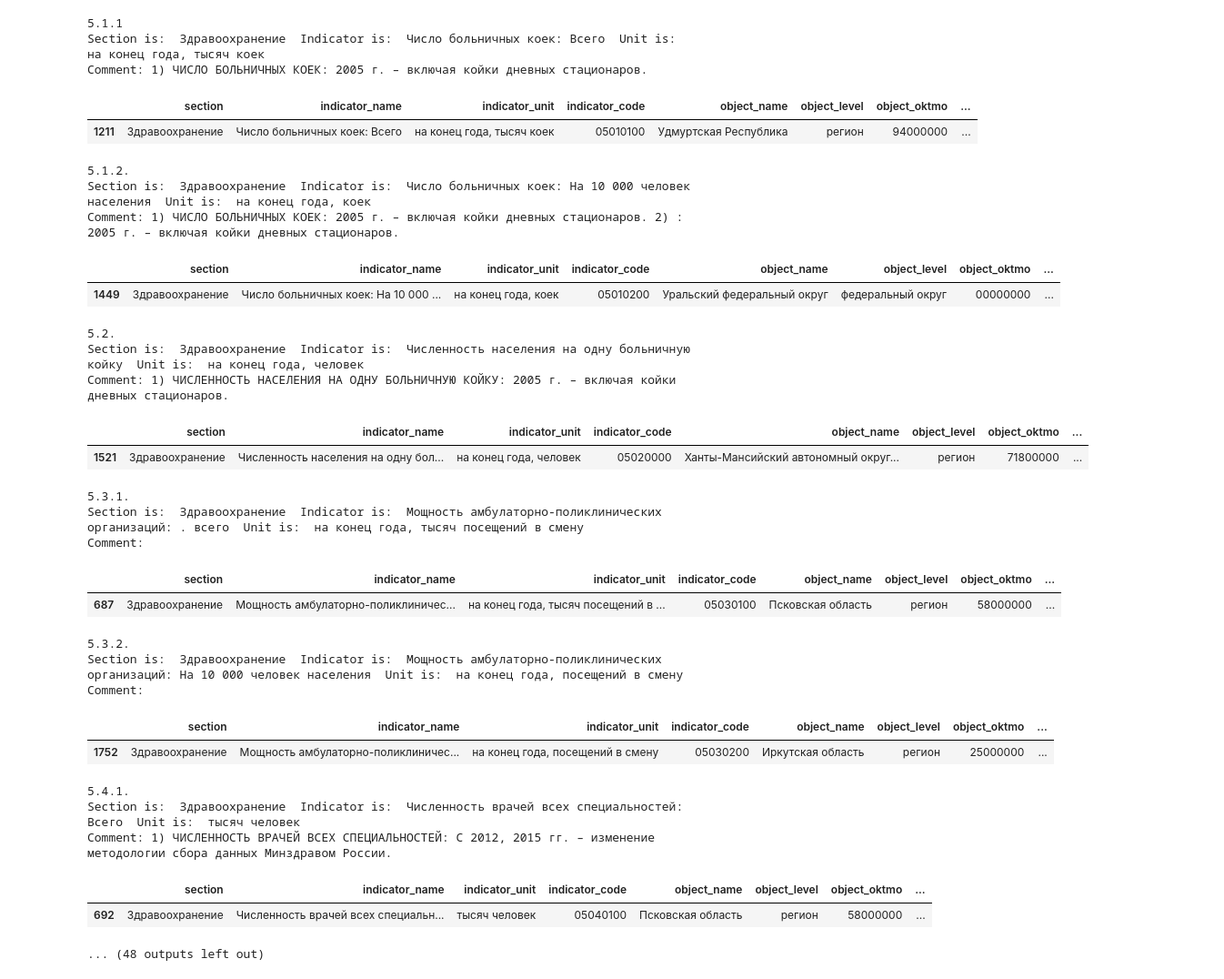
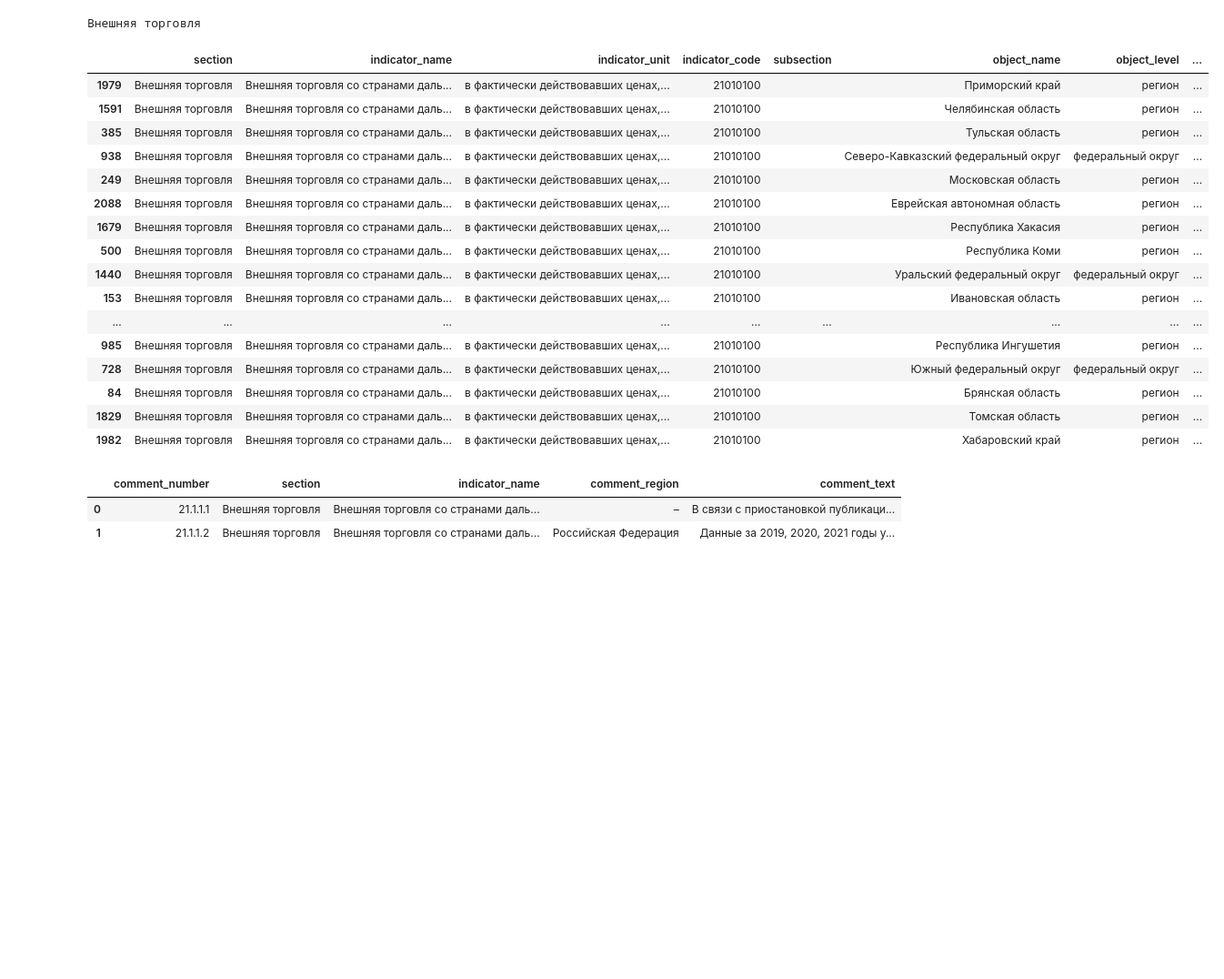
Before and after one commit to heavenorlasvegas/regions_parser, a Jupyter notebook: notebooks/AL_Parsing.ipynb, the cells around one changed output. Shown at 91% size. Saved outputs shown, nothing was run; the diff lists cells and outputs as text; code cells hidden in the pictures; blank space fills up the shorter version.

Commit message:
Notebook updated, comments now stored in a separate file

```diff
--- a/notebooks/AL_Parsing.ipynb
+++ b/notebooks/AL_Parsing.ipynb
@@ -16,40 +21,38 @@ sect_5 = Section(source = 'Раздел 5 - Здравоохранение.xlsx'
-# %%
-for sh in sect_5.sheet_names():
-
-    print(sh)
-    df = pd.DataFrame(sect_5.process_sheet(sh))
-    print("Comment: "+ df.loc[2, 'comment'])
-    display(df.sample(1))
-# %% [output]
-5.1.1
-Section is:  Здравоохранение  Indicator is:  Число больничных коек: Всего  Unit is:  на конец года, тысяч коек
-Comment: 1) ЧИСЛО БОЛЬНИЧНЫХ КОЕК: 2005 г. – включая койки дневных стационаров.
-|  | section | indicator_name | indicator_unit | indicator_code | object_name | object_level | object_oktmo | ... |
-| 1211 | Здравоохранение | Число больничных коек: Всего | на конец года, тысяч коек | 05010100 | Удмуртская Республика | регион | 94000000 | ... |
-5.1.2.
-Section is:  Здравоохранение  Indicator is:  Число больничных коек: На 10 000 человек населения  Unit is:  на конец года, коек
-Comment: 1) ЧИСЛО БОЛЬНИЧНЫХ КОЕК: 2005 г. – включая койки дневных стационаров. 2) : 2005 г. – включая койки дневных стационаров.
-|  | section | indicator_name | indicator_unit | indicator_code | object_name | object_level | object_oktmo | ... |
-| 1449 | Здравоохранение | Число больничных коек: На 10 000 ... | на конец года, коек | 05010200 | Уральский федеральный округ | федеральный округ | 00000000 | ... |
-5.2.
-Section is:  Здравоохранение  Indicator is:  Численность населения на одну больничную койку  Unit is:  на конец года, человек
-Comment: 1) ЧИСЛЕННОСТЬ НАСЕЛЕНИЯ НА ОДНУ БОЛЬНИЧНУЮ КОЙКУ: 2005 г. – включая койки дневных стационаров.
-|  | section | indicator_name | indicator_unit | indicator_code | object_name | object_level | object_oktmo | ... |
-| 1521 | Здравоохранение | Численность населения на одну бол... | на конец года, человек | 05020000 | Ханты-Мансийский автономный округ... | регион | 71800000 | ... |
-5.3.1.
-Section is:  Здравоохранение  Indicator is:  Мощность амбулаторно-поликлинических организаций: . всего  Unit is:  на конец года, тысяч посещений в смену
-Comment:
-|  | section | indicator_name | indicator_unit | indicator_code | object_name | object_level | object_oktmo | ... |
-| 687 | Здравоохранение | Мощность амбулаторно-поликлиничес... | на конец года, тысяч посещений в ... | 05030100 | Псковская область | регион | 58000000 | ... |
-5.3.2.
-Section is:  Здравоохранение  Indicator is:  Мощность амбулаторно-поликлинических организаций: На 10 000 человек населения  Unit is:  на конец года, посещений в смену
-Comment:
-|  | section | indicator_name | indicator_unit | indicator_code | object_name | object_level | object_oktmo | ... |
-| 1752 | Здравоохранение | Мощность амбулаторно-поликлиничес... | на конец года, посещений в смену | 05030200 | Иркутская область | регион | 25000000 | ... |
-5.4.1.
-Section is:  Здравоохранение  Indicator is:  Численность врачей всех специальностей: Всего  Unit is:  тысяч человек
-Comment: 1) ЧИСЛЕННОСТЬ ВРАЧЕЙ ВСЕХ СПЕЦИАЛЬНОСТЕЙ: С 2012, 2015 гг. – изменение методологии сбора данных Минздравом России.
-|  | section | indicator_name | indicator_unit | indicator_code | object_name | object_level | object_oktmo | ... |
-| 692 | Здравоохранение | Численность врачей всех специальн... | тысяч человек | 05040100 | Псковская область | регион | 58000000 | ... |
-... (48 outputs left out)
+# %%
+year = 2023
+section_num = 21
+section_name = section_dict[section_num]
+print(section_name)
+# %% [output]
+Внешняя торговля
+# %%
+section = Section(
+    source = f'../src/data/{year}/Раздел {section_num} - {section_name}.xlsx',
+    regions_dict = '../src/code/regions_etalon.yaml'
+)
+# %%
+data, comm = section.process_sheet(f'21.1.1.')
+display(data.sample(20))
+display(comm)
+# %% [output]
+|  | section | indicator_name | indicator_unit | indicator_code | subsection | object_name | object_level | ... |
+| 1979 | Внешняя торговля | Внешняя торговля со странами даль... | в фактически действовавших ценах,... | 21010100 |  | Приморский край | регион | ... |
+| 1591 | Внешняя торговля | Внешняя торговля со странами даль... | в фактически действовавших ценах,... | 21010100 |  | Челябинская область | регион | ... |
+| 385 | Внешняя торговля | Внешняя торговля со странами даль... | в фактически действовавших ценах,... | 21010100 |  | Тульская область | регион | ... |
+| 938 | Внешняя торговля | Внешняя торговля со странами даль... | в фактически действовавших ценах,... | 21010100 |  | Северо-Кавказский федеральный округ | федеральный округ | ... |
+| 249 | Внешняя торговля | Внешняя торговля со странами даль... | в фактически действовавших ценах,... | 21010100 |  | Московская область | регион | ... |
+| 2088 | Внешняя торговля | Внешняя торговля со странами даль... | в фактически действовавших ценах,... | 21010100 |  | Еврейская автономная область | регион | ... |
+| 1679 | Внешняя торговля | Внешняя торговля со странами даль... | в фактически действовавших ценах,... | 21010100 |  | Республика Хакасия | регион | ... |
+| 500 | Внешняя торговля | Внешняя торговля со странами даль... | в фактически действовавших ценах,... | 21010100 |  | Республика Коми | регион | ... |
+| 1440 | Внешняя торговля | Внешняя торговля со странами даль... | в фактически действовавших ценах,... | 21010100 |  | Уральский федеральный округ | федеральный округ | ... |
+| 153 | Внешняя торговля | Внешняя торговля со странами даль... | в фактически действовавших ценах,... | 21010100 |  | Ивановская область | регион | ... |
+| ... | ... | ... | ... | ... | ... | ... | ... | ... |
+| 985 | Внешняя торговля | Внешняя торговля со странами даль... | в фактически действовавших ценах,... | 21010100 |  | Республика Ингушетия | регион | ... |
+| 728 | Внешняя торговля | Внешняя торговля со странами даль... | в фактически действовавших ценах,... | 21010100 |  | Южный федеральный округ | федеральный округ | ... |
+| 84 | Внешняя торговля | Внешняя торговля со странами даль... | в фактически действовавших ценах,... | 21010100 |  | Брянская область | регион | ... |
+| 1829 | Внешняя торговля | Внешняя торговля со странами даль... | в фактически действовавших ценах,... | 21010100 |  | Томская область | регион | ... |
+| 1982 | Внешняя торговля | Внешняя торговля со странами даль... | в фактически действовавших ценах,... | 21010100 |  | Хабаровский край | регион | ... |
+|  | comment_number | section | indicator_name | comment_region | comment_text |
+| 0 | 21.1.1.1 | Внешняя торговля | Внешняя торговля со странами даль... | – | В связи с приостановкой публикаци... |
+| 1 | 21.1.1.2 | Внешняя торговля | Внешняя торговля со странами даль... | Российская Федерация | Данные за 2019, 2020, 2021 годы у... |
 # %%
```
Also changed, not shown: parts of 8 cells of this notebook.
